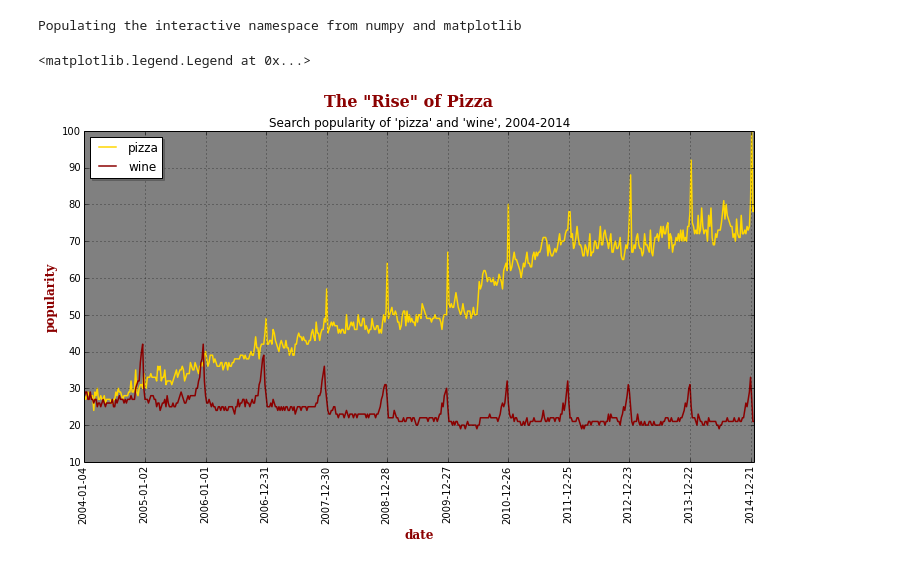
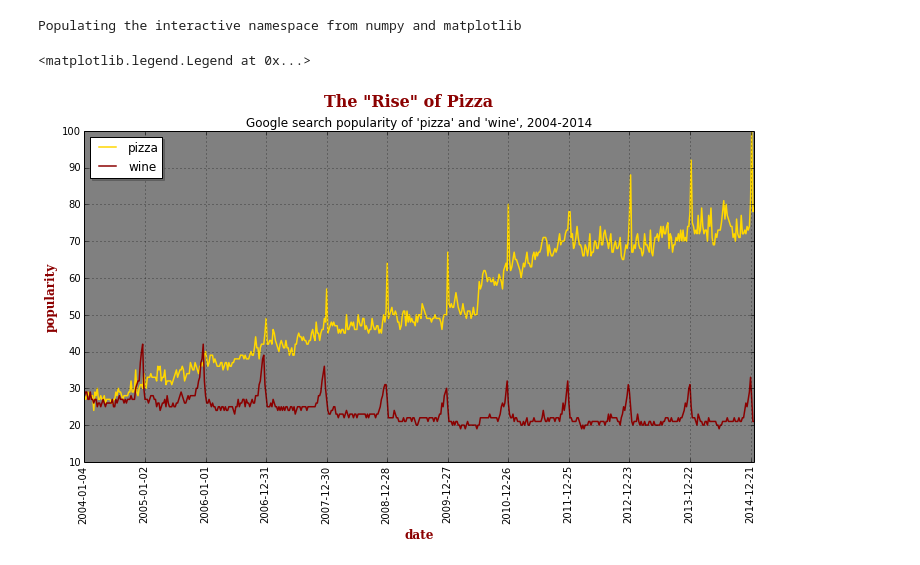
Before and after one commit to kamindustries/mat201a, a Jupyter notebook: hw1.ipynb, the cells around one changed output. Saved outputs shown, nothing was run; the diff lists cells and outputs as text; code cells hidden in the pictures.

Commit message:
updated source

```diff
--- a/hw1.ipynb
+++ b/hw1.ipynb
@@ -22,32 +22,34 @@ header1 = {'family' : 'serif',
         'size'   : 16,
         }
 header2 = {'family' : 'sans-serif',
         'color'  : 'black',
         'weight' : 'normal',
         'size'   : 12,
         }
 header3 = {'family' : 'serif',
         'color'  : 'darkred',
         'weight' : 'bold',
         'size'   : 12,
         }
 
 suptitle('The "Rise" of Pizza', fontdict=header1)
 
 subplot(111, axisbg='gray')
-title("Search popularity of 'pizza' and 'wine', 2004-2014", fontdict=header2)
+title("Google search popularity of 'pizza' and 'wine', 2004-2014", fontdict=header2)
 
 ylabel('popularity', fontdict=header3)
 xlabel('date', fontdict=header3)
 xticks(index[0::52], dateList[0::52], rotation='vertical')
 grid()
 gcf().set_figwidth(12)
 subplots_adjust(top=.85, bottom=-.3)
 
 plot(index, pizzaList, color='gold', linewidth=1.5)
 plot(index, wineList, color='darkred', linewidth=1.5)
 legend(['pizza','wine'], loc=2, shadow=1)
+
+#source: http://www.google.com/trends/explore#q=pizza%2C%20wine&cmpt=q&tz=
 # %% [output]
 Populating the interactive namespace from numpy and matplotlib
 <matplotlib.legend.Legend at 0x...>
-[figure, old version]
+[figure, new version]
```
